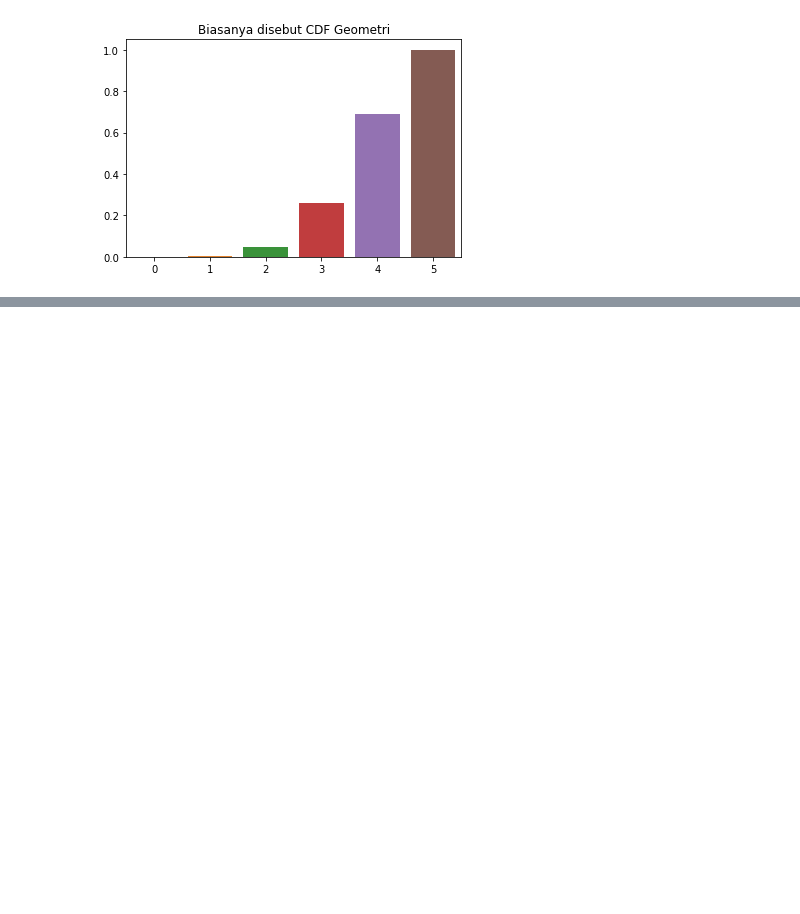
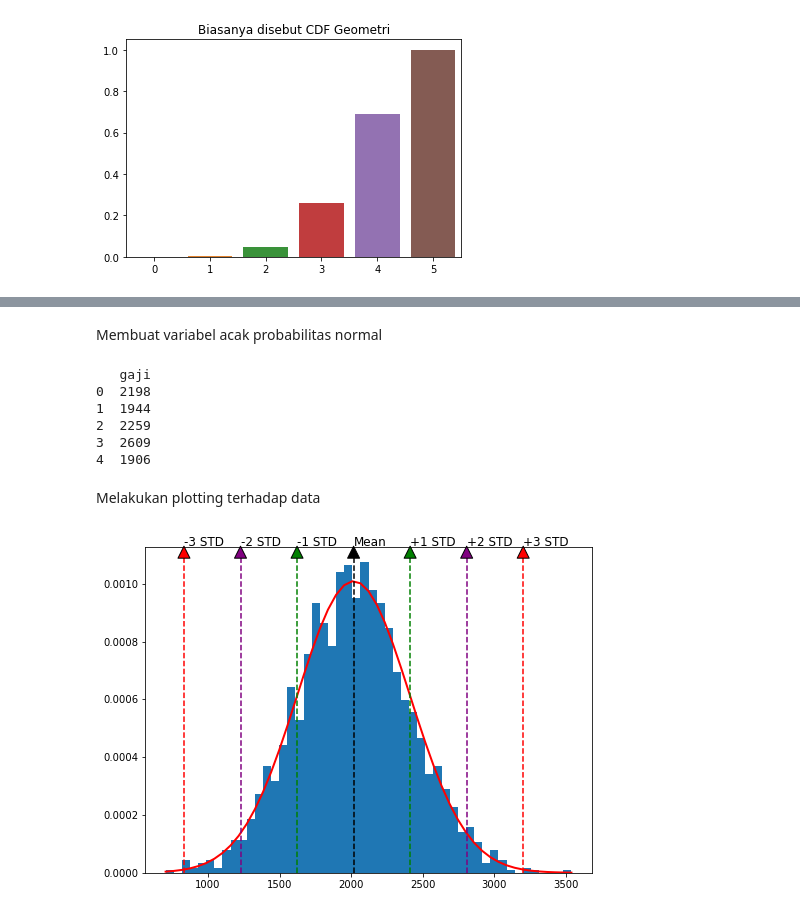
Before and after one commit to hanafication/Statistika, a Jupyter notebook: Buku_1/Jilid_1.ipynb, the cells around one changed output, grey strips where cells are left out. Cells and saved outputs as stored; diff of their text form; code cells hidden in the pictures; blank space fills up the shorter version.

```diff
--- a/Buku_1/Jilid_1.ipynb
+++ b/Buku_1/Jilid_1.ipynb
@@ -237,0 +308,78 @@ plt.show()
+# %% [markdown]
+Membuat variabel acak probabilitas normal
+# %%
+np.random.seed(42)
+
+#menentukan mean dan standar deviasi
+mu = 2000
+sigma = 400
+gaji_bulanan = list(int(np.random.normal(mu, sigma)) for i in range(2000))
+
+#Membuat dataframe dari list gaji_bulanan
+df = pd.DataFrame(gaji_bulanan, columns=['gaji'])
+print(df.head())
+# %% [output]
+   gaji
+0  2198
+1  1944
+2  2259
+3  2609
+4  1906
+# %% [markdown]
+Melakukan plotting terhadap data
+# %%
+#menentukan mu dan sigma
+mu, sigma = df.gaji.mean(), df.gaji.std()
+#menentukan ukuran figure
+plt.figure(figsize = (8, 6))
+
+#membuat plot histogram distribusi dari variabel acak
+bins_value, bins, _ = plt.hist(df.gaji, bins = 50, density = True)
+
+#membuat plot garis/lineplot dari probabilitasnya
+value_list = plt.plot(bins,
+                      normalProbability(bins, mu = mu,
+                                        sigma = sigma),
+                      linewidth = 2, color = 'r')
+
+#Menentukan garis untuk tiap batas distribusi
+plt.axvline(x = mu, ls = '--', c = 'black')
+plt.axvline(x = mu - sigma, ls = '--', c = 'green')
+plt.axvline(x = mu + sigma, ls = '--', c = 'green')
+plt.axvline(x = mu - 2 * sigma, ls = '--', c = 'purple')
+plt.axvline(x = mu + 2 * sigma, ls = '--', c = 'purple')
+plt.axvline(x = mu - 3 * sigma, ls = '--', c = 'red')
+plt.axvline(x = mu + 3 * sigma, ls = '--', c = 'red')
+
+#Menentukan anotasi untuk tiap garis
+plt.annotate('Mean', (mu, 0.00113),
+             xytext = (mu, 0.00113),
+             arrowprops = dict(facecolor = 'black'),
+             fontsize = 12)
+plt.annotate('-1 STD', (mu - sigma, 0.00113),
+             xytext = (mu - sigma, 0.00113),
+             arrowprops = dict(facecolor = 'green'),
+             fontsize = 12)
+plt.annotate('+1 STD', (mu + sigma, 0.00113),
+             xytext = (mu + sigma, 0.00113),
+             arrowprops = dict(facecolor = 'green'),
+             fontsize = 12)
+plt.annotate('-2 STD', (mu - 2 * sigma, 0.00113),
+             xytext = (mu - 2 * sigma, 0.00113),
+             arrowprops = dict(facecolor = 'purple'),
+             fontsize = 12)
+plt.annotate('+2 STD', (mu + 2 * sigma, 0.00113),
+             xytext = (mu + 2 * sigma, 0.00113),
+             arrowprops = dict(facecolor = 'purple'),
+             fontsize = 12)
+plt.annotate('-3 STD', (mu - 3 * sigma, 0.00113),
+             xytext = (mu - 3 * sigma, 0.00113),
+             arrowprops = dict(facecolor = 'red'),
+             fontsize = 12)
+plt.annotate('+3 STD', (mu + 3 * sigma, 0.00113),
+             xytext = (mu + 3 * sigma, 0.00113),
+             arrowprops = dict(facecolor = 'red'),
+             fontsize = 12)
+plt.show()
+# %% [output]
+[figure, added]
```
Also changed, not shown: parts of 15 cells of this notebook.
